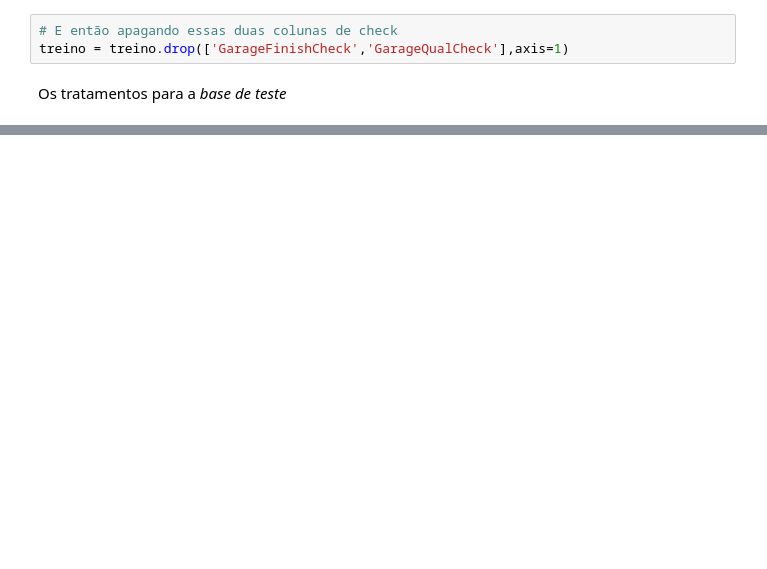
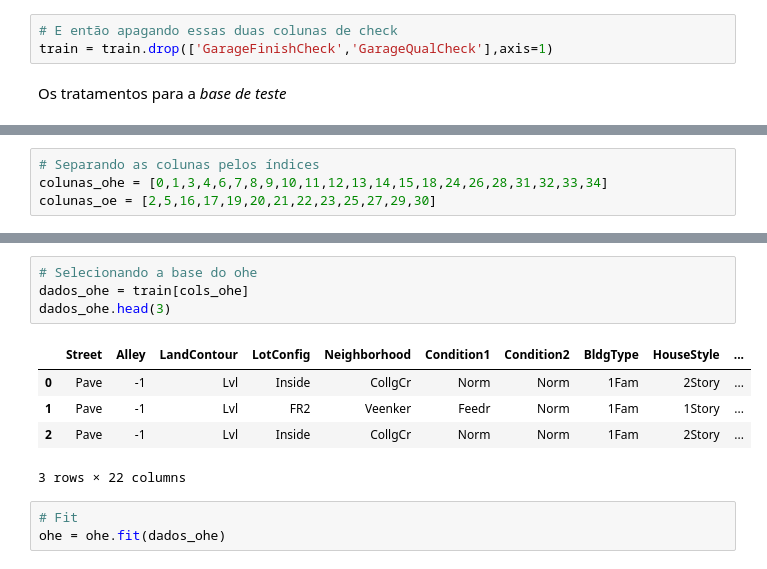
Before and after one commit to pedro-hnrq/House-Price, a Jupyter notebook: Analise_Exploratoria_dos_Dados.ipynb, the cells around one changed output, grey strips where cells are left out. Saved outputs shown, nothing was run; the diff lists cells and outputs as text; blank space fills up the shorter version.

```diff
--- a/Analise_Exploratoria_dos_Dados.ipynb
+++ b/Analise_Exploratoria_dos_Dados.ipynb
@@ -772,7 +775,7 @@ Po                0               3
 dtype: int64
 # %%
 # E então apagando essas duas colunas de check
-treino = treino.drop(['GarageFinishCheck','GarageQualCheck'],axis=1)
+train = train.drop(['GarageFinishCheck','GarageQualCheck'],axis=1)
 # %% [markdown]
 Os tratamentos para a *base de teste*
 # %%
@@ -801,0 +823,4 @@ teste.to_csv('/content/drive/MyDrive/house-prices-advanced-regression-techniques
+# %%
+# Separando as colunas pelos índices
+colunas_ohe = [0,1,3,4,6,7,8,9,10,11,12,13,14,15,18,24,26,28,31,32,33,34]
+colunas_oe = [2,5,16,17,19,20,21,22,23,25,27,29,30]
@@ -801,0 +874,13 @@ teste.to_csv('/content/drive/MyDrive/house-prices-advanced-regression-techniques
+# %%
+# Selecionando a base do ohe
+dados_ohe = train[cols_ohe]
+dados_ohe.head(3)
+# %% [output]
+|  | Street | Alley | LandContour | LotConfig | Neighborhood | Condition1 | Condition2 | BldgType | HouseStyle | ... |
+| 0 | Pave | -1 | Lvl | Inside | CollgCr | Norm | Norm | 1Fam | 2Story | ... |
+| 1 | Pave | -1 | Lvl | FR2 | Veenker | Feedr | Norm | 1Fam | 1Story | ... |
+| 2 | Pave | -1 | Lvl | Inside | CollgCr | Norm | Norm | 1Fam | 2Story | ... |
+3 rows × 22 columns
+# %%
+# Fit
+ohe = ohe.fit(dados_ohe)
```
Also changed, not shown: parts of 73 cells of this notebook.
